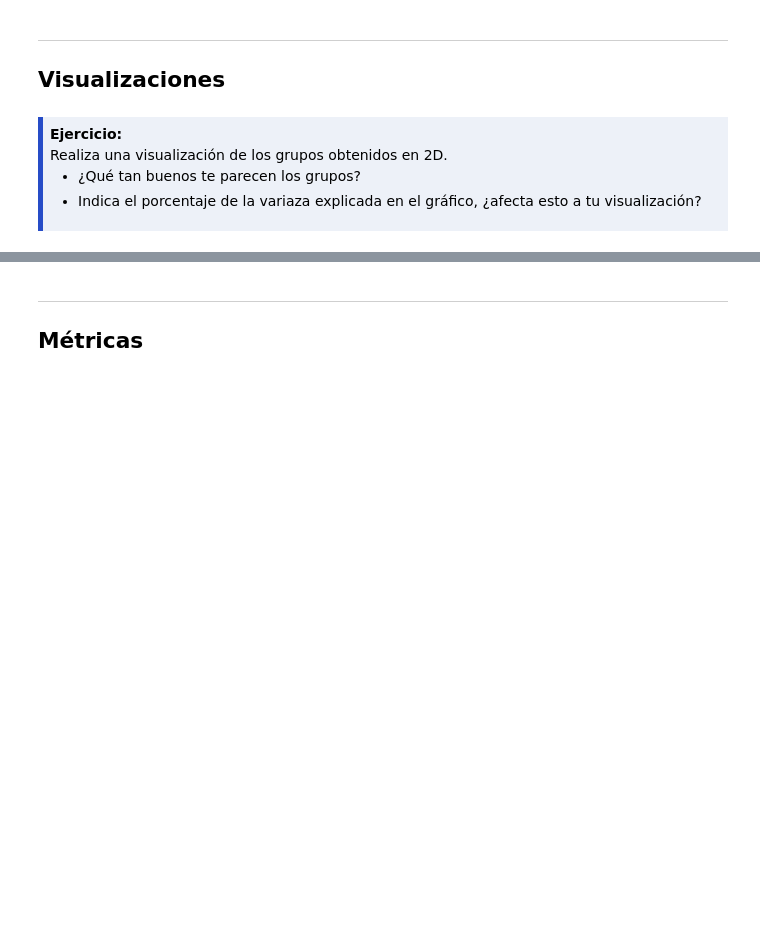
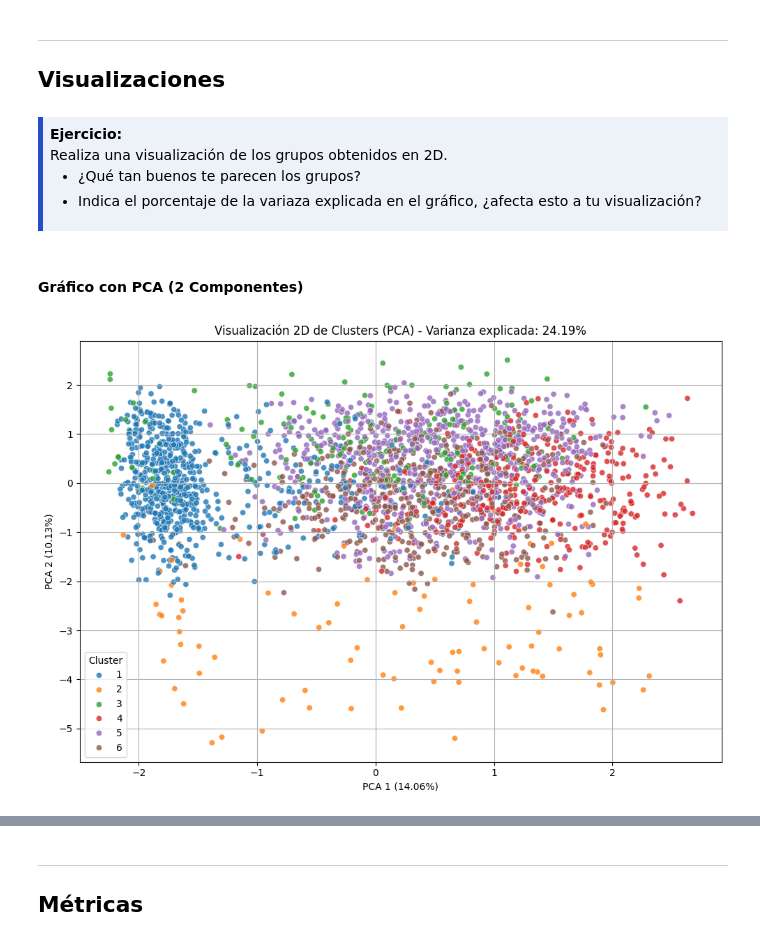
Before and after one commit to niconlvs/ModelosML, a Jupyter notebook: 2-Ejercicios/03-Agrupamiento-Jerarquico.ipynb, the cells around one changed output, grey strips where cells are left out. Saved outputs shown, nothing was run; the diff lists cells and outputs as text; code cells hidden in the pictures; blank space fills up the shorter version.

```diff
--- a/2-Ejercicios/03-Agrupamiento-Jerarquico.ipynb
+++ b/2-Ejercicios/03-Agrupamiento-Jerarquico.ipynb
@@ -300,3 +390,37 @@ for col in cat_cols:
   <li>Indica el porcentaje de la variaza explicada en el gráfico, ¿afecta esto a tu visualización?</li>
 </ul>
 </div>
+# %% [markdown]
+#### Gráfico con PCA (2 Componentes)
+# %%
+# Aseguramos que usamos los datos finales (numéricas + categóricas codificadas)
+X = df_cluster_ready.values
+y = df['Cluster']
+
+# Aplicar PCA a 2 componentes
+pca = PCA(n_components=2)
+X_pca = pca.fit_transform(X)
+
+# Varianza explicada
+explained_var = pca.explained_variance_ratio_
+total_explained = explained_var.sum()
+
+# Crear DataFrame con componentes y cluster
+df_pca = pd.DataFrame({
+    'PCA1': X_pca[:, 0],
+    'PCA2': X_pca[:, 1],
+    'Cluster': y
+})
+
+# Visualizar con seaborn
+plt.figure(figsize=(10, 7))
+sns.scatterplot(data=df_pca, x='PCA1', y='PCA2', hue='Cluster', palette='tab10', alpha=0.8)
+plt.title(f'Visualización 2D de Clusters (PCA) - Varianza explicada: {total_explained:.2%}')
+plt.xlabel(f'PCA 1 ({explained_var[0]:.2%})')
+plt.ylabel(f'PCA 2 ({explained_var[1]:.2%})')
+plt.legend(title='Cluster')
+plt.grid(True)
+plt.tight_layout()
+plt.show()
+# %% [output]
+[figure, added]
```
Also changed, not shown: parts of 17 cells of this notebook.
